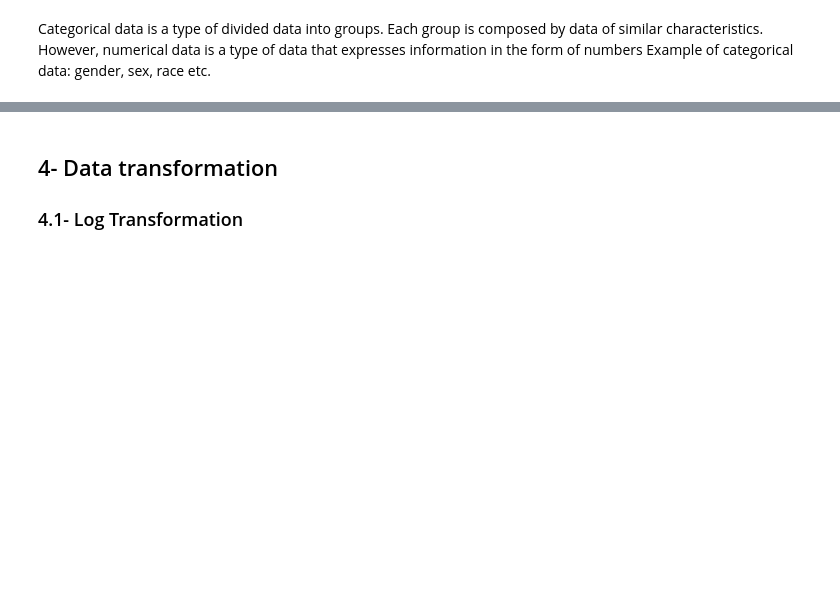
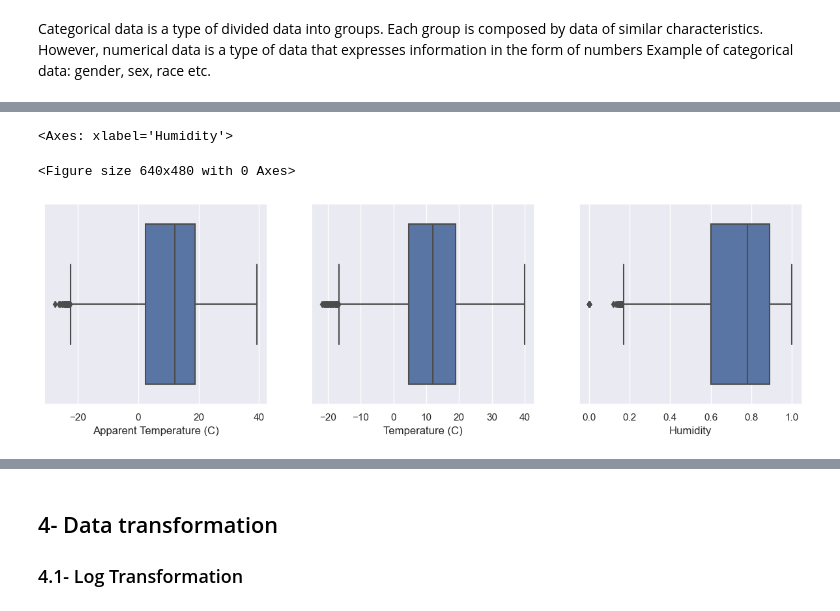
Before and after one commit to BaddyMAK/Data_cleaning_and_transformation, a Jupyter notebook: data_cleaning_and_transformation.ipynb, the cells around one changed output, grey strips where cells are left out. Cells and saved outputs as stored; diff of their text form; code cells hidden in the pictures; blank space fills up the shorter version.

```diff
--- a/data_cleaning_and_transformation.ipynb
+++ b/data_cleaning_and_transformation.ipynb
@@ -462,0 +495,13 @@ It is important to understand reasons and causes behind the existence of outlier
+# %%
+plt.figure()
+figure(figsize=(15, 4))
+plt.subplot(1,3,1)
+sns.boxplot(x=df3['Apparent Temperature (C)'])
+plt.subplot(1,3,2)
+sns.boxplot(x=df3['Temperature (C)'])
+plt.subplot(1,3,3)
+sns.boxplot(x=df3['Humidity'])
+# %% [output]
+<Axes: xlabel='Humidity'>
+<Figure size 640x480 with 0 Axes>
+[figure, added]
```
Also changed, not shown: parts of 23 cells of this notebook.
